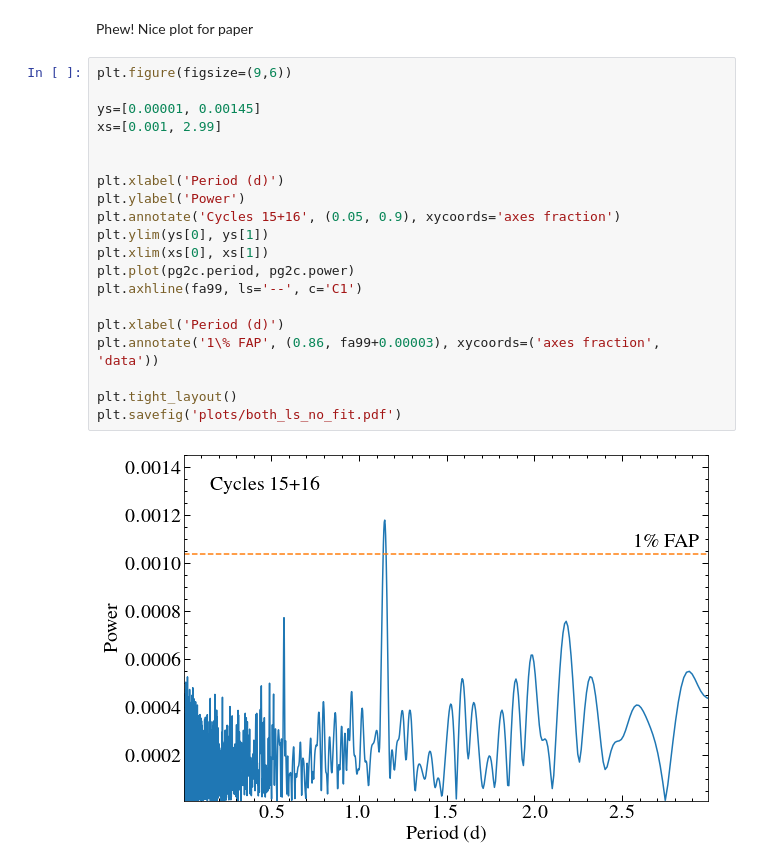
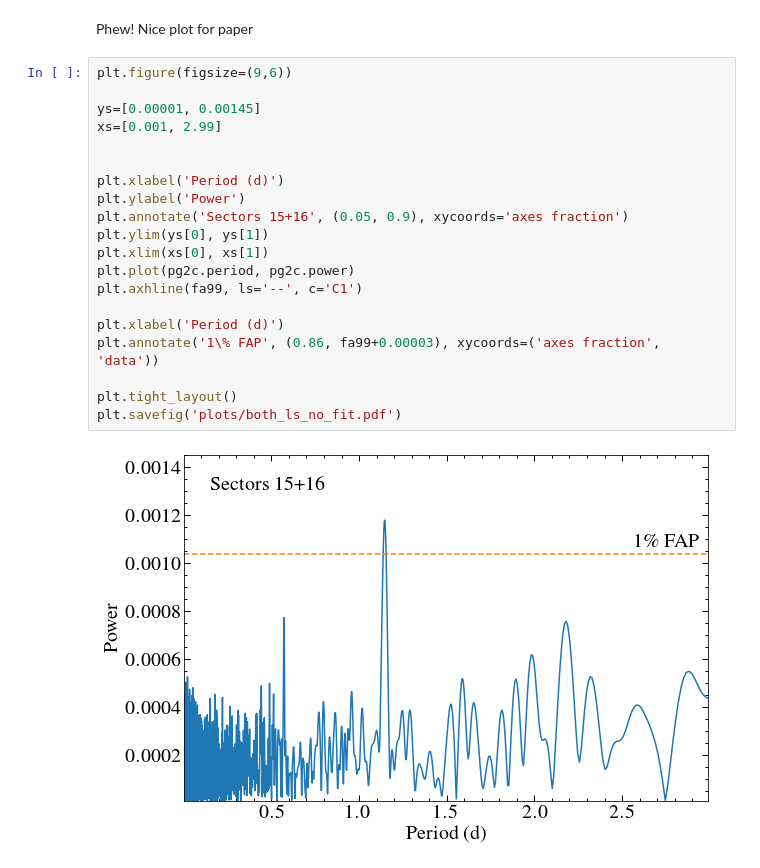
Before and after one commit to davidjwilson/GD394-Tess, a Jupyter notebook: tess_period.ipynb, the cells around one changed output. Cells and saved outputs as stored; diff of their text form.

```diff
--- a/tess_period.ipynb
+++ b/tess_period.ipynb
@@ -233,22 +233,22 @@ Phew! Nice plot for paper
 # %%
 plt.figure(figsize=(9,6))
 
 ys=[0.00001, 0.00145]
 xs=[0.001, 2.99]
 
 
 plt.xlabel('Period (d)')
 plt.ylabel('Power')
-plt.annotate('Cycles 15+16', (0.05, 0.9), xycoords='axes fraction')
+plt.annotate('Sectors 15+16', (0.05, 0.9), xycoords='axes fraction')
 plt.ylim(ys[0], ys[1])
 plt.xlim(xs[0], xs[1])
 plt.plot(pg2c.period, pg2c.power)
 plt.axhline(fa99, ls='--', c='C1')
 
 plt.xlabel('Period (d)')
 plt.annotate('1\% FAP', (0.86, fa99+0.00003), xycoords=('axes fraction', 'data'))
 
 plt.tight_layout()
 plt.savefig('plots/both_ls_no_fit.pdf')
 # %% [output]
-[figure, old version]
+[figure, new version]
```
Also changed, not shown: parts of 10 cells of this notebook, 7 other files.
